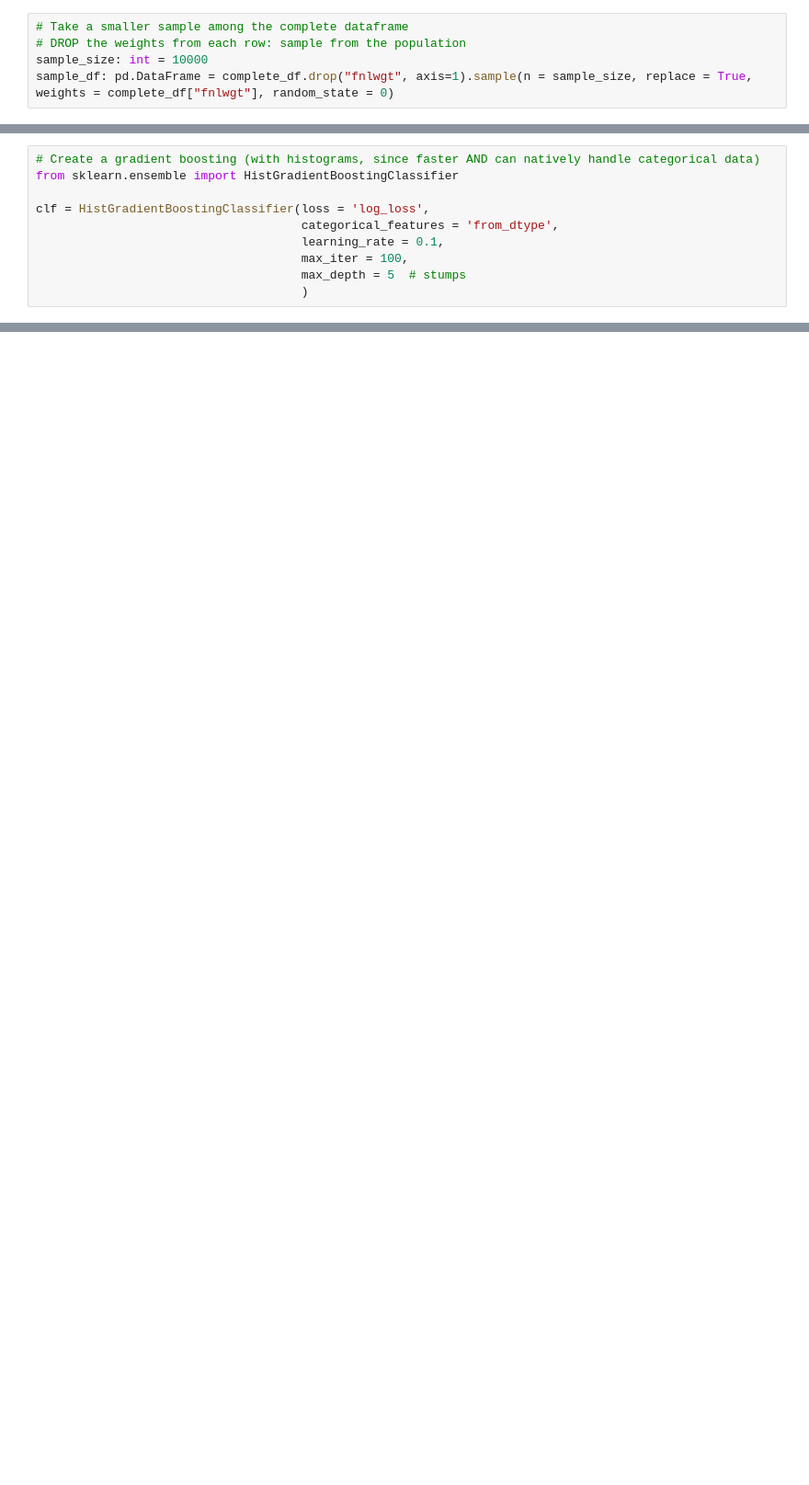
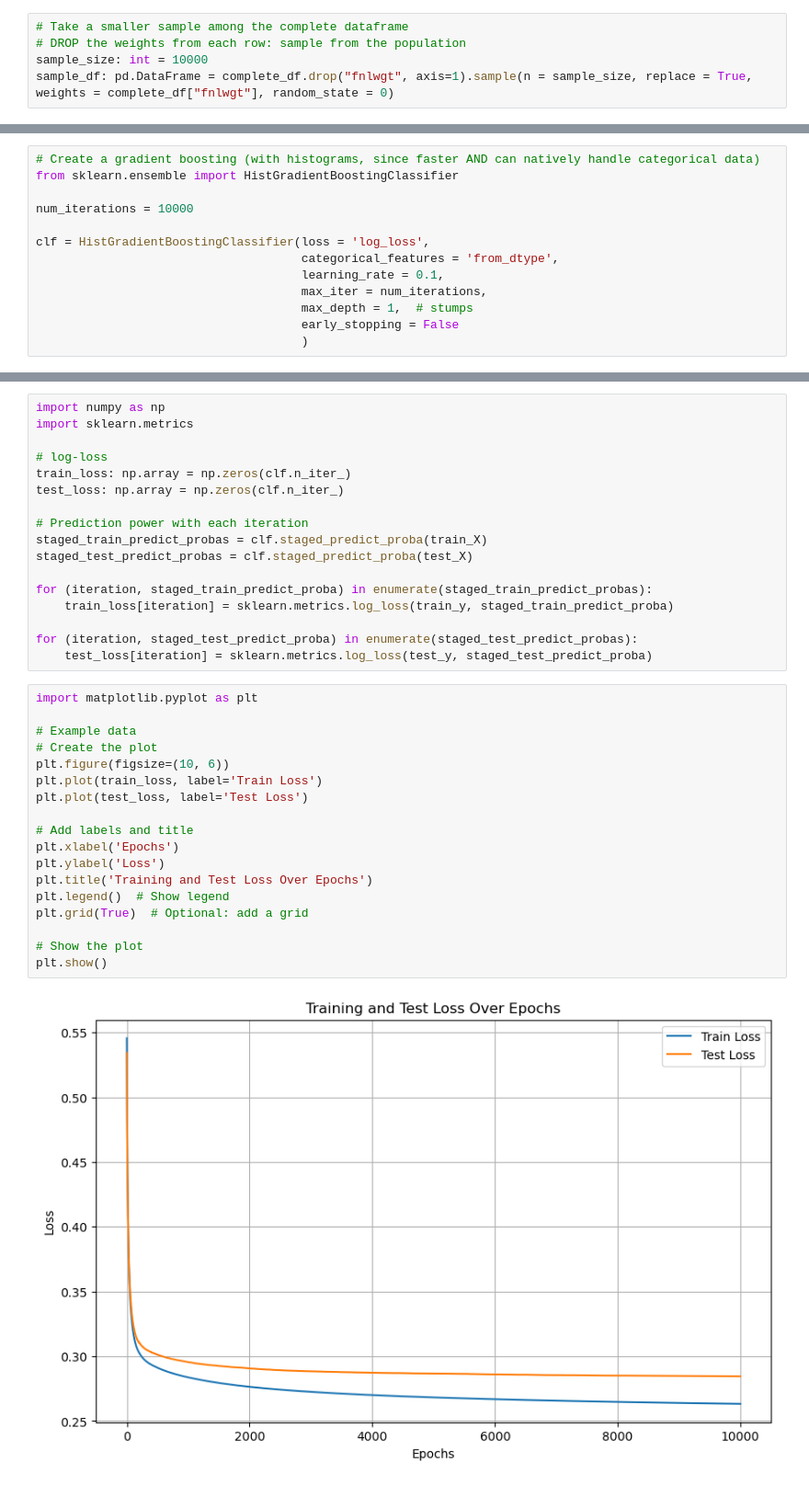
Before and after one commit to jackellishsieh/BoostingRounds, a Jupyter notebook: income-data-notebook.ipynb, the cells around one changed output, grey strips where cells are left out. Shown: that part at 92% size. Drawn from its saved outputs; the diff is of its cells as text; blank space fills up the shorter version.

```diff
--- a/income-data-notebook.ipynb
+++ b/income-data-notebook.ipynb
@@ -73,11 +51,14 @@ test dataset contains 2253 examples of '<=50K' out of 3000 examples in total (0.
 # Create a gradient boosting (with histograms, since faster AND can natively handle categorical data)
 from sklearn.ensemble import HistGradientBoostingClassifier
 
+num_iterations = 10000
+
 clf = HistGradientBoostingClassifier(loss = 'log_loss',
                                      categorical_features = 'from_dtype',
                                      learning_rate = 0.1,
-                                     max_iter = 100,
-                                     max_depth = 5  # stumps
+                                     max_iter = num_iterations,
+                                     max_depth = 1,  # stumps
+                                     early_stopping = False
                                      )
 # %%
 clf.fit(train_X, train_y)
@@ -93,0 +75,37 @@ clf.score(test_X, test_y)
+# %%
+import numpy as np
+import sklearn.metrics
+
+# log-loss
+train_loss: np.array = np.zeros(clf.n_iter_)
+test_loss: np.array = np.zeros(clf.n_iter_)
+
+# Prediction power with each iteration
+staged_train_predict_probas = clf.staged_predict_proba(train_X)
+staged_test_predict_probas = clf.staged_predict_proba(test_X)
+
+for (iteration, staged_train_predict_proba) in enumerate(staged_train_predict_probas):
+    train_loss[iteration] = sklearn.metrics.log_loss(train_y, staged_train_predict_proba)
+
+for (iteration, staged_test_predict_proba) in enumerate(staged_test_predict_probas):
+    test_loss[iteration] = sklearn.metrics.log_loss(test_y, staged_test_predict_proba)
+# %%
+import matplotlib.pyplot as plt
+
+# Example data
+# Create the plot
+plt.figure(figsize=(10, 6))
+plt.plot(train_loss, label='Train Loss')
+plt.plot(test_loss, label='Test Loss')
+
+# Add labels and title
+plt.xlabel('Epochs')
+plt.ylabel('Loss')
+plt.title('Training and Test Loss Over Epochs')
+plt.legend()  # Show legend
+plt.grid(True)  # Optional: add a grid
+
+# Show the plot
+plt.show()
+# %% [output]
+[figure, added]
```
Also changed, not shown: parts of 10 cells of this notebook.
